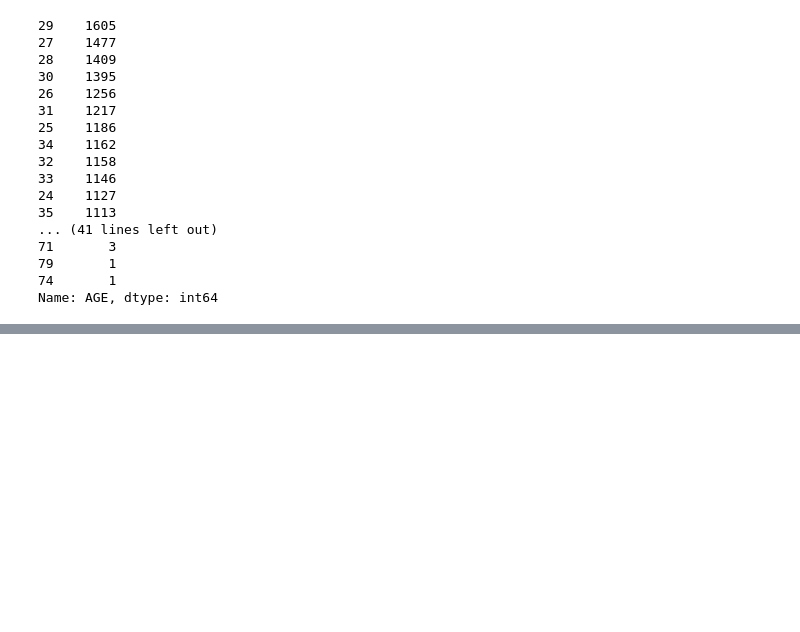
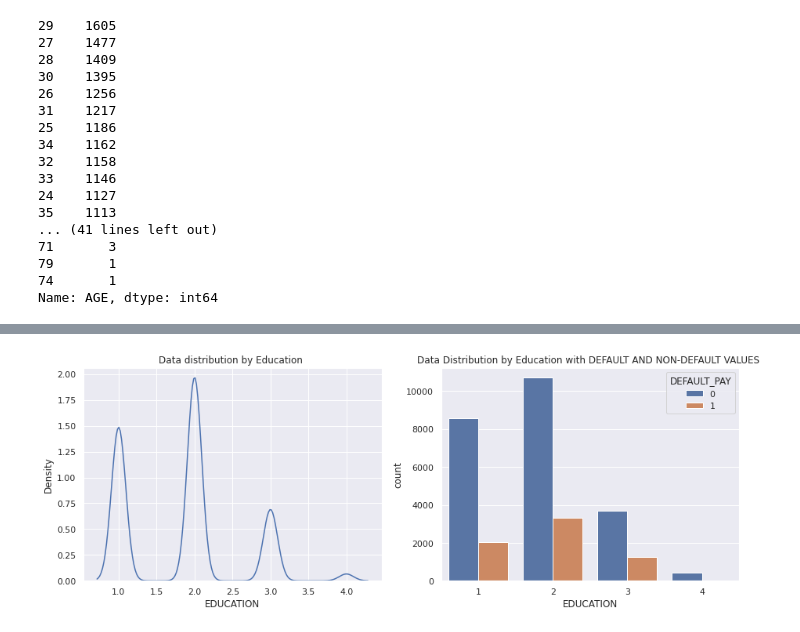
Before and after one commit to shivansh9770/Credit-Card-Default-Prediction, a Jupyter notebook: Credit_Card_Default_Prediction_Capstone_Project.ipynb, the cells around one changed output, grey strips where cells are left out. Cells and saved outputs as stored; diff of their text form; code cells hidden in the pictures; blank space fills up the shorter version.

```diff
--- a/Credit_Card_Default_Prediction_Capstone_Project.ipynb
+++ b/Credit_Card_Default_Prediction_Capstone_Project.ipynb
@@ -301,0 +420,7 @@ Name: AGE, dtype: int64
+# %%
+fig,axs = plt.subplots(1,2 , figsize=(15,5))
+sns.kdeplot(x="EDUCATION",ax=axs[0], data=data_df).set(title='Data distribution by Education ')
+sns.countplot(x="EDUCATION", hue="DEFAULT_PAY",ax=axs[1], data=data_df).set(title='Data Distribution by Education with DEFAULT AND NON-DEFAULT VALUES ')
+plt.show()
+# %% [output]
+[figure, added]
```
Also changed, not shown: parts of 30 cells of this notebook.
